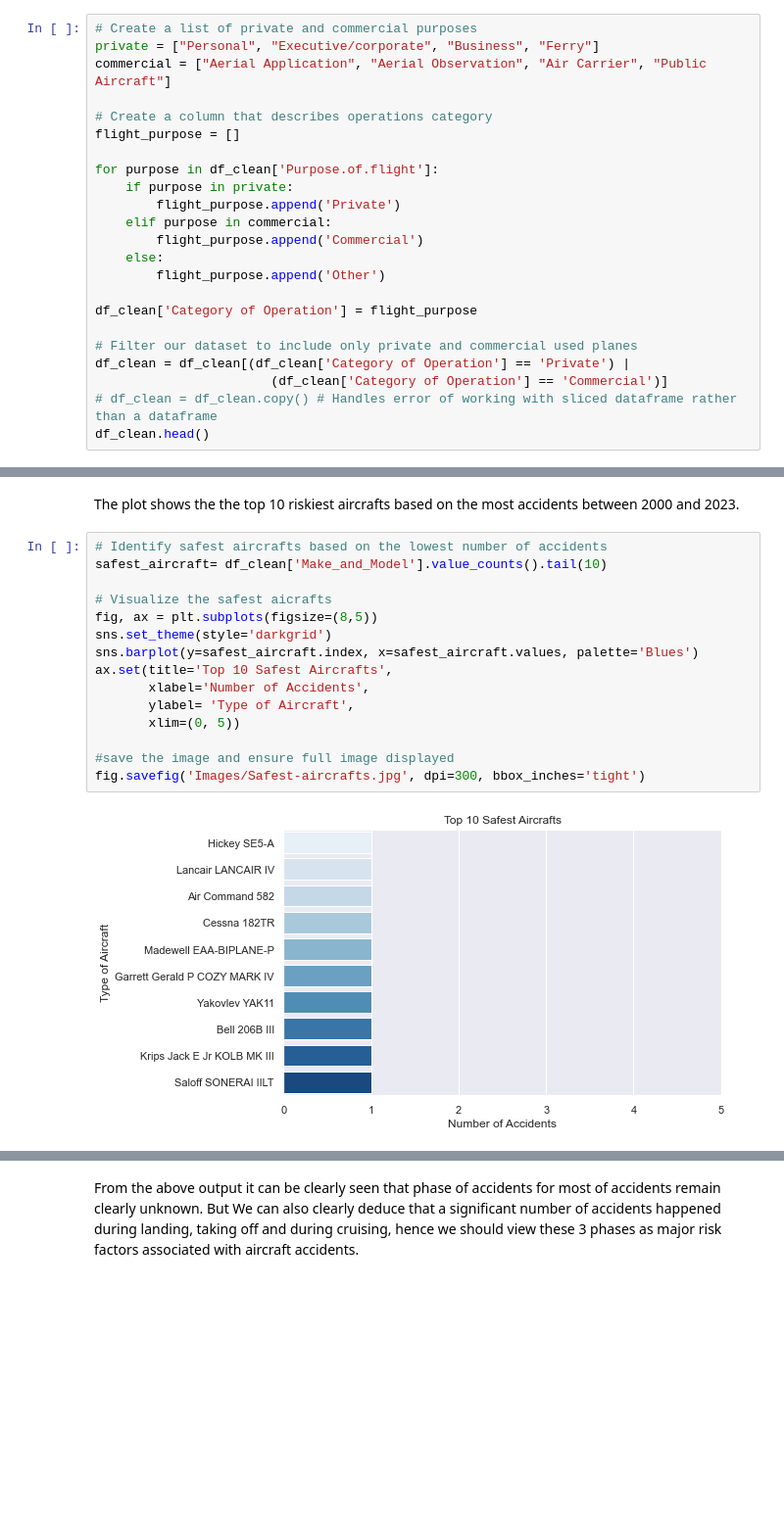
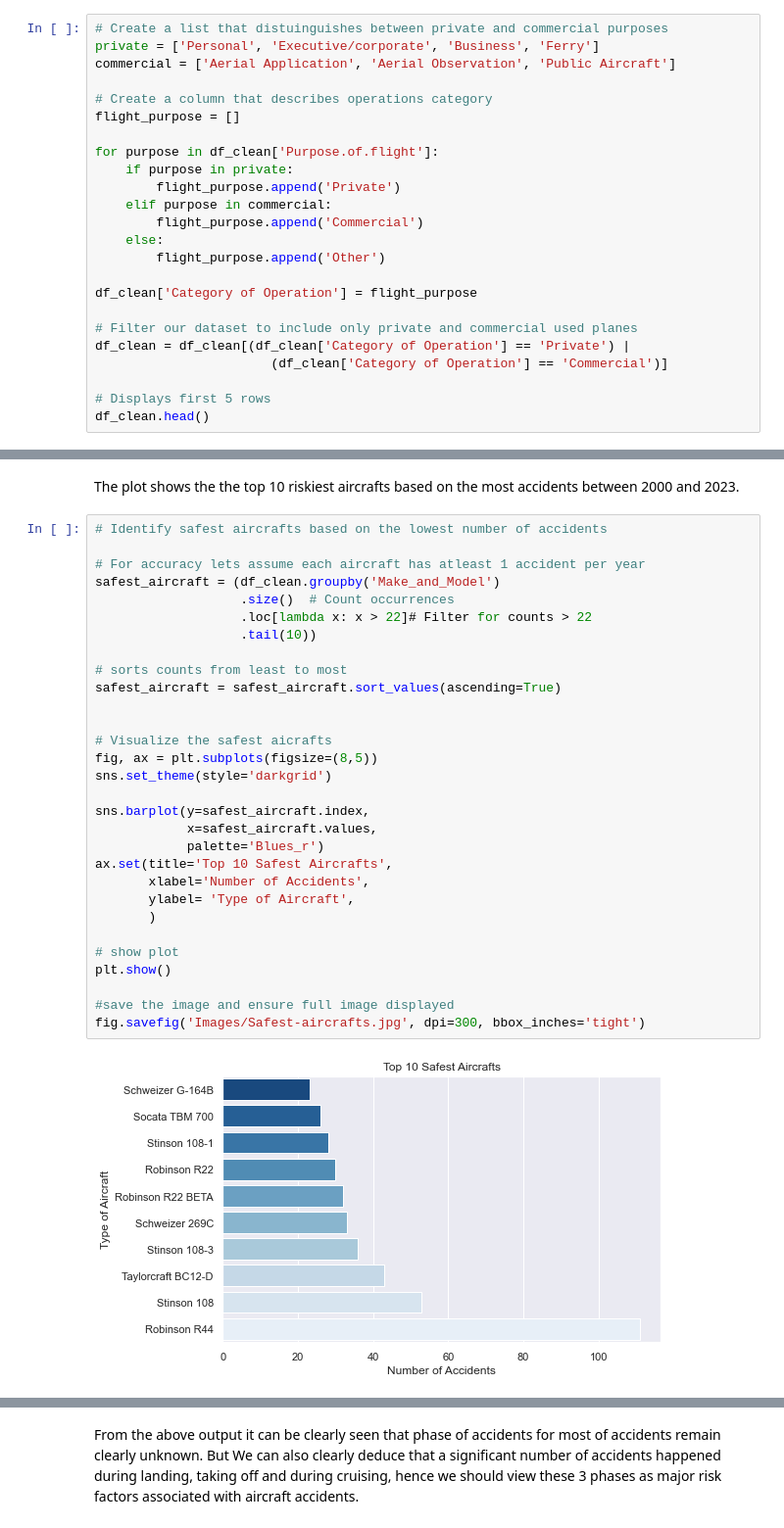
Before and after one commit to Patoh254code/Aviation_risk_analysis_Project, a Jupyter notebook: index.ipynb, the cells around one changed output, grey strips where cells are left out. Shown at 98% size. Cells and saved outputs as stored; diff of their text form; blank space fills up the shorter version.

```diff
--- a/index.ipynb
+++ b/index.ipynb
@@ -179,9 +179,9 @@ array(['Positioning', 'Personal', 'Instructional', 'Unknown',
        'Public Aircraft - State', 'Banner Tow', 'Firefighting',
        'Air Race show', 'PUBS', 'ASHO', 'PUBL'], dtype=object)
 # %%
-# Create a list of private and commercial purposes
-private = ["Personal", "Executive/corporate", "Business", "Ferry"]
-commercial = ["Aerial Application", "Aerial Observation", "Air Carrier", "Public Aircraft"]
+# Create a list that distuinguishes between private and commercial purposes
+private = ['Personal', 'Executive/corporate', 'Business', 'Ferry']
+commercial = ['Aerial Application', 'Aerial Observation', 'Public Aircraft']
 
 # Create a column that describes operations category
 flight_purpose = []
@@ -199,7 +199,8 @@ df_clean['Category of Operation'] = flight_purpose
 # Filter our dataset to include only private and commercial used planes
 df_clean = df_clean[(df_clean['Category of Operation'] == 'Private') |
                        (df_clean['Category of Operation'] == 'Commercial')]
-# df_clean = df_clean.copy() # Handles error of working with sliced dataframe rather than a dataframe
+
+# Displays first 5 rows
 df_clean.head()
 # %% [output]
 |  | Event.Id | Investigation.Type | Accident.Number | Event.Date | Location | Country | Latitude | Longitude | ... |
@@ -260,19 +266,34 @@ plt.savefig('Images/Risky-aircrafts.jpg', dpi=300, bbox_inches='tight')
 The plot shows the the top 10 riskiest aircrafts based on the most accidents between 2000 and 2023.
 # %%
 # Identify safest aircrafts based on the lowest number of accidents
-safest_aircraft= df_clean['Make_and_Model'].value_counts().tail(10)
+
+# For accuracy lets assume each aircraft has atleast 1 accident per year
+safest_aircraft = (df_clean.groupby('Make_and_Model')
+                   .size()  # Count occurrences
+                   .loc[lambda x: x > 22]# Filter for counts > 22
+                   .tail(10))
+
+# sorts counts from least to most
+safest_aircraft = safest_aircraft.sort_values(ascending=True)
+
 
 # Visualize the safest aicrafts
 fig, ax = plt.subplots(figsize=(8,5))
 sns.set_theme(style='darkgrid')
-sns.barplot(y=safest_aircraft.index, x=safest_aircraft.values, palette='Blues')
+
+sns.barplot(y=safest_aircraft.index,
+            x=safest_aircraft.values,
+            palette='Blues_r')
 ax.set(title='Top 10 Safest Aircrafts',
        xlabel='Number of Accidents',
        ylabel= 'Type of Aircraft',
-       xlim=(0, 5))
+       )
+
+# show plot
+plt.show()
 
 #save the image and ensure full image displayed
 fig.savefig('Images/Safest-aircrafts.jpg', dpi=300, bbox_inches='tight')
 # %% [output]
-[figure, old version]
+[figure, new version]
 # %% [markdown]
```
Also changed, not shown: parts of 24 cells of this notebook, 8 other files.
